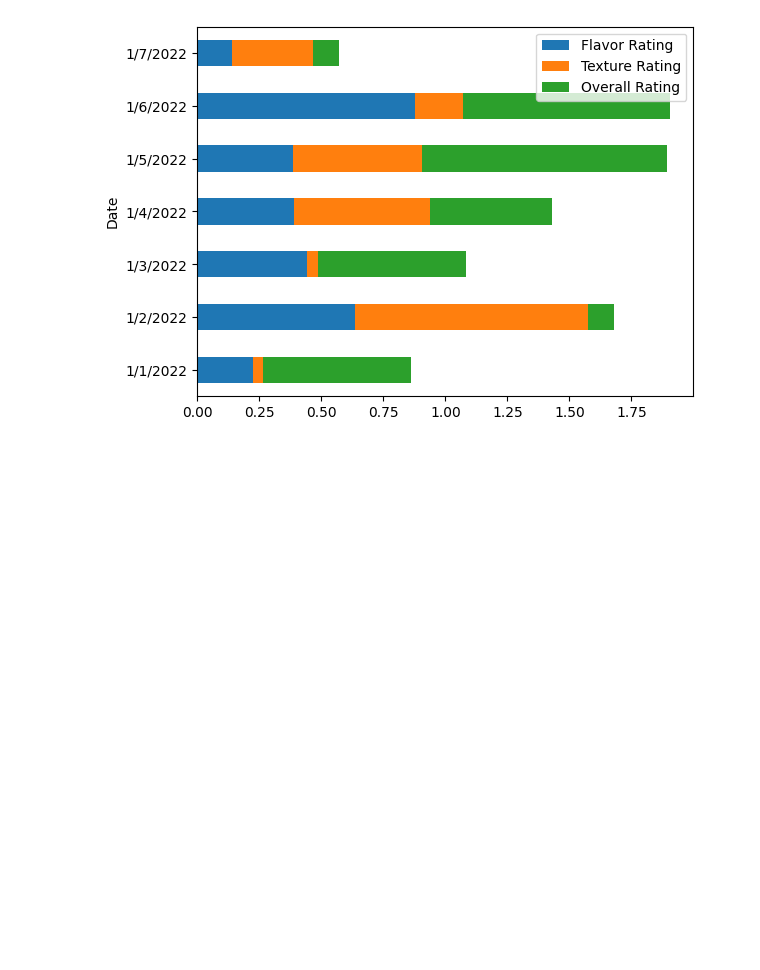
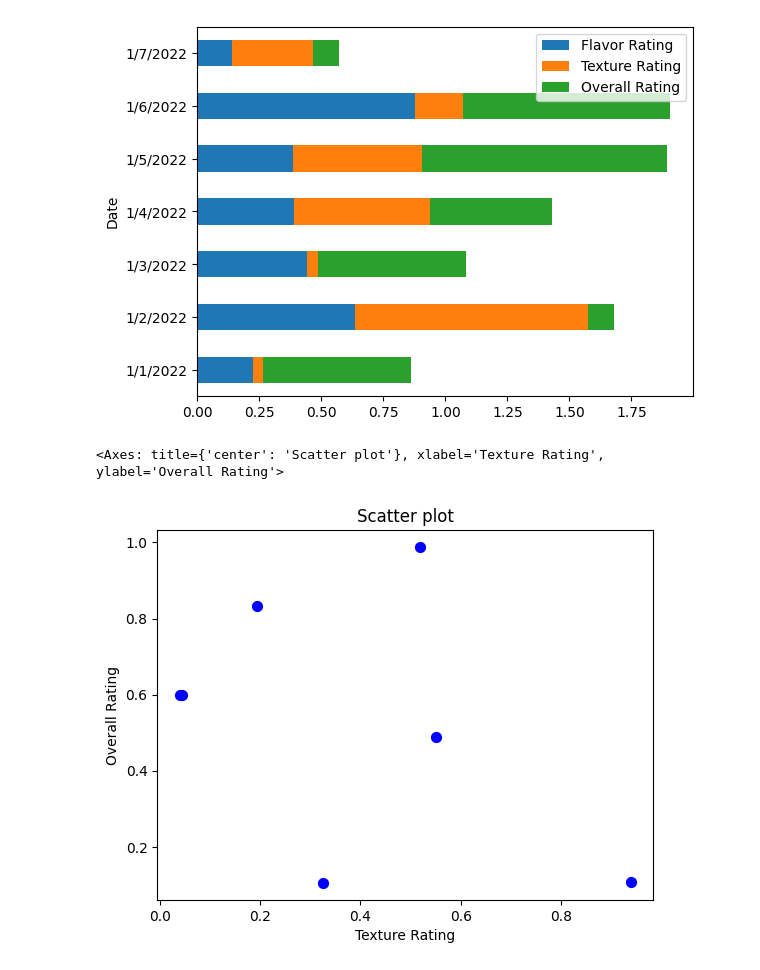
Before and after one commit to itspriyambhattacharya/pandas_learning, a Jupyter notebook: phase6_data_cleaning.ipynb, the cells around one changed output. Drawn from its saved outputs; the diff is of its cells as text; code cells hidden in the pictures; blank space fills up the shorter version.

Commit message:
Implemented scatter plot

```diff
--- a/phase6_data_cleaning.ipynb
+++ b/phase6_data_cleaning.ipynb
@@ -59,3 +59,8 @@ df.plot.barh(stacked='True')
 # %% [output]
 <Axes: ylabel='Date'>
 [figure]
+# %%
+df.plot(kind='scatter',x='Texture Rating', y='Overall Rating', title='Scatter plot', s= 50, c= ['blue'])
+# %% [output]
+<Axes: title={'center': 'Scatter plot'}, xlabel='Texture Rating', ylabel='Overall Rating'>
+[figure, added]
```
